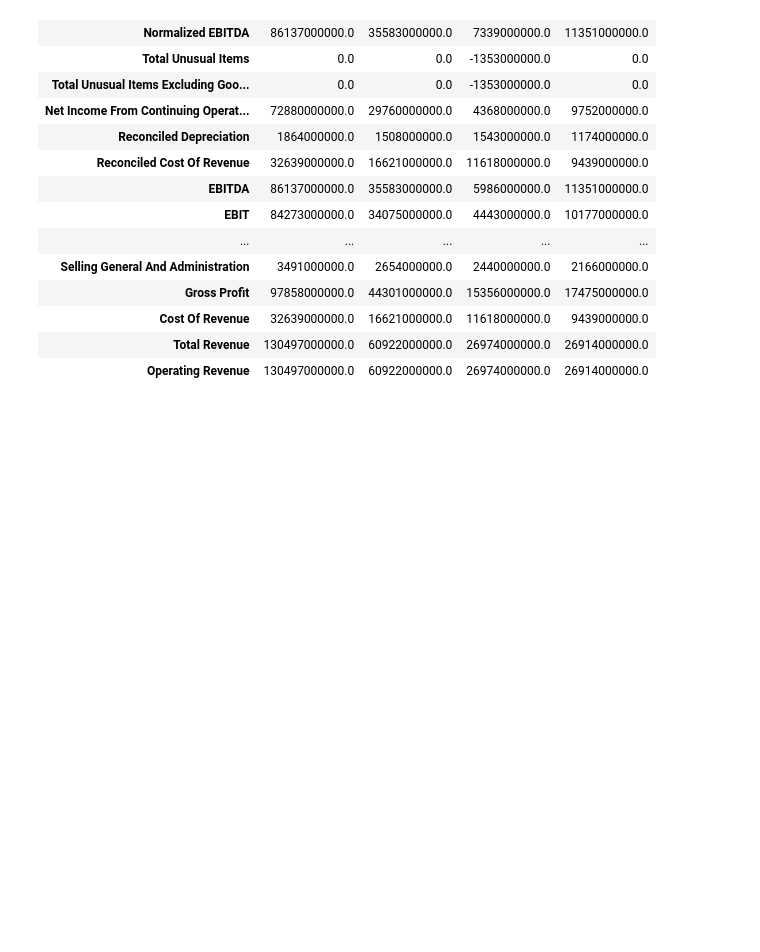
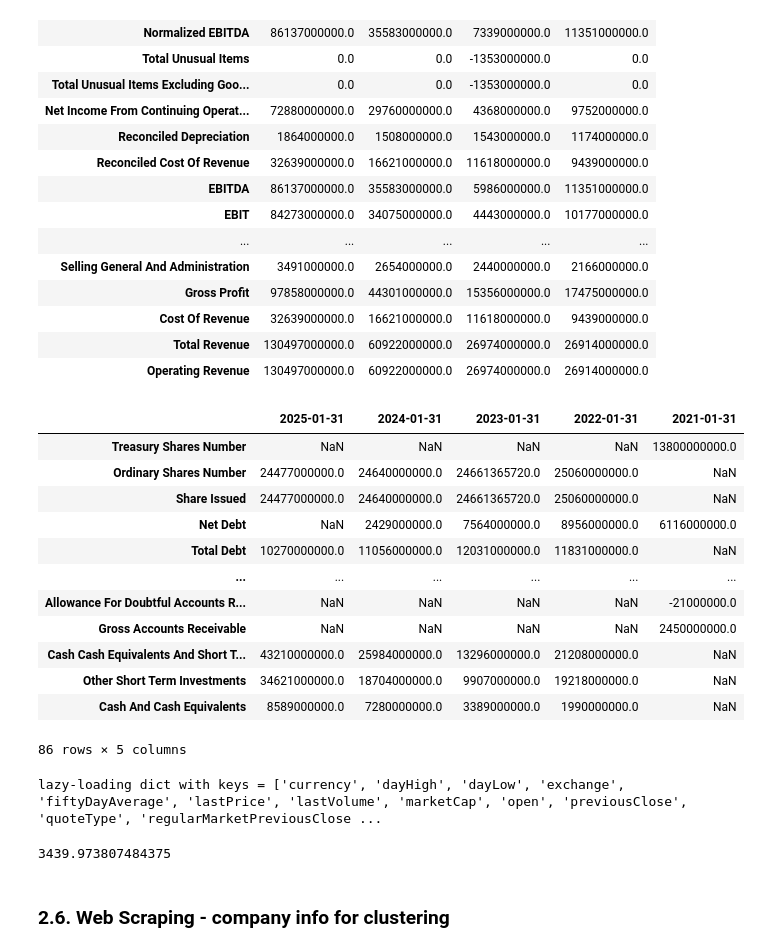
Before and after one commit to nathadriele/stock-markets-analytics-zoomcamp, a Jupyter notebook: 01-intro-and-data-sources/hw-intro.ipynb, the cells around one changed output. Saved outputs shown, nothing was run; the diff lists cells and outputs as text; code cells hidden in the pictures; blank space fills up the shorter version.

```diff
--- a/01-intro-and-data-sources/hw-intro.ipynb
+++ b/01-intro-and-data-sources/hw-intro.ipynb
@@ -584,3 +584,29 @@ nvda.financials
 | Cost Of Revenue | 32639000000.0 | 16621000000.0 | 11618000000.0 | 9439000000.0 |
 | Total Revenue | 130497000000.0 | 60922000000.0 | 26974000000.0 | 26914000000.0 |
 | Operating Revenue | 130497000000.0 | 60922000000.0 | 26974000000.0 | 26914000000.0 |
+# %%
+nvda.balance_sheet
+# %% [output]
+|  | 2025-01-31 | 2024-01-31 | 2023-01-31 | 2022-01-31 | 2021-01-31 |
+| Treasury Shares Number | NaN | NaN | NaN | NaN | 13800000000.0 |
+| Ordinary Shares Number | 24477000000.0 | 24640000000.0 | 24661365720.0 | 25060000000.0 | NaN |
+| Share Issued | 24477000000.0 | 24640000000.0 | 24661365720.0 | 25060000000.0 | NaN |
+| Net Debt | NaN | 2429000000.0 | 7564000000.0 | 8956000000.0 | 6116000000.0 |
+| Total Debt | 10270000000.0 | 11056000000.0 | 12031000000.0 | 11831000000.0 | NaN |
+| ... | ... | ... | ... | ... | ... |
+| Allowance For Doubtful Accounts R... | NaN | NaN | NaN | NaN | -21000000.0 |
+| Gross Accounts Receivable | NaN | NaN | NaN | NaN | 2450000000.0 |
+| Cash Cash Equivalents And Short T... | 43210000000.0 | 25984000000.0 | 13296000000.0 | 21208000000.0 | NaN |
+| Other Short Term Investments | 34621000000.0 | 18704000000.0 | 9907000000.0 | 19218000000.0 | NaN |
+| Cash And Cash Equivalents | 8589000000.0 | 7280000000.0 | 3389000000.0 | 1990000000.0 | NaN |
+86 rows × 5 columns
+# %%
+nvda.basic_info
+# %% [output]
+lazy-loading dict with keys = ['currency', 'dayHigh', 'dayLow', 'exchange', 'fiftyDayAverage', 'lastPrice', 'lastVolume', 'marketCap', 'open', 'previousClose', 'quoteType', 'regularMarketPreviousClose ...
+# %%
+nvda.basic_info['marketCap']/1e9
+# %% [output]
+3439.973807484375
+# %% [markdown]
+### 2.6. Web Scraping - company info for clustering
```
Also changed, not shown: 1 other file.
